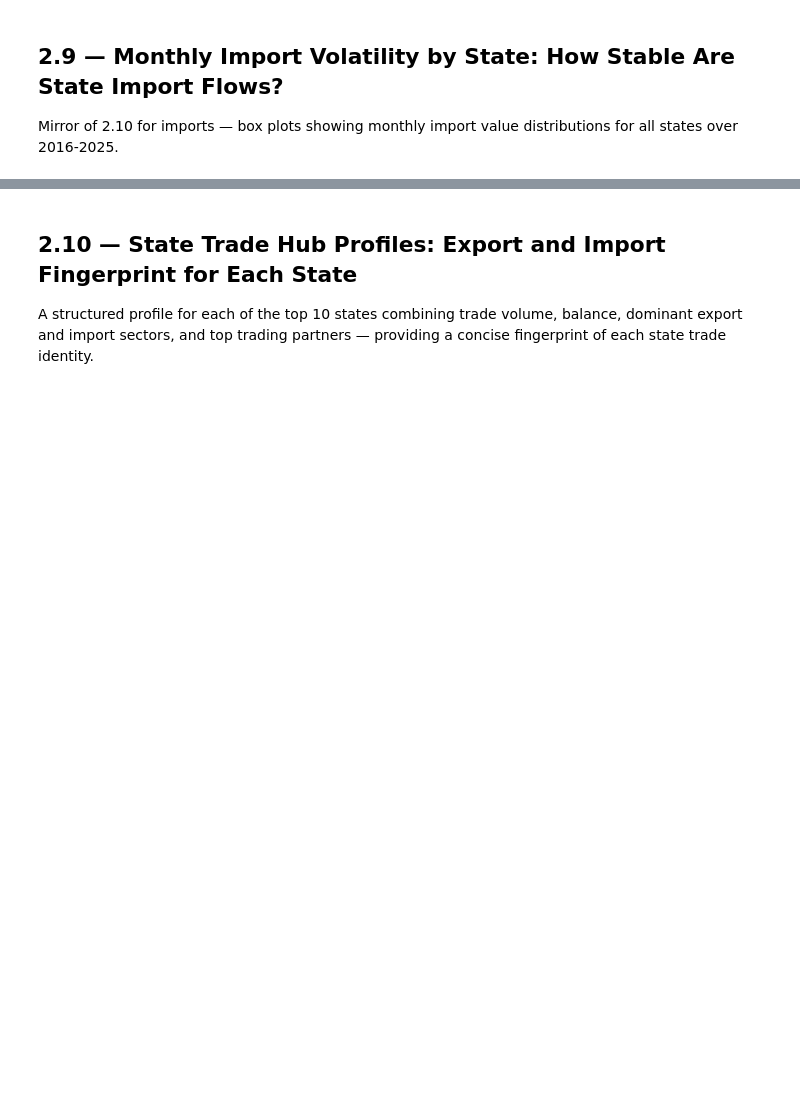
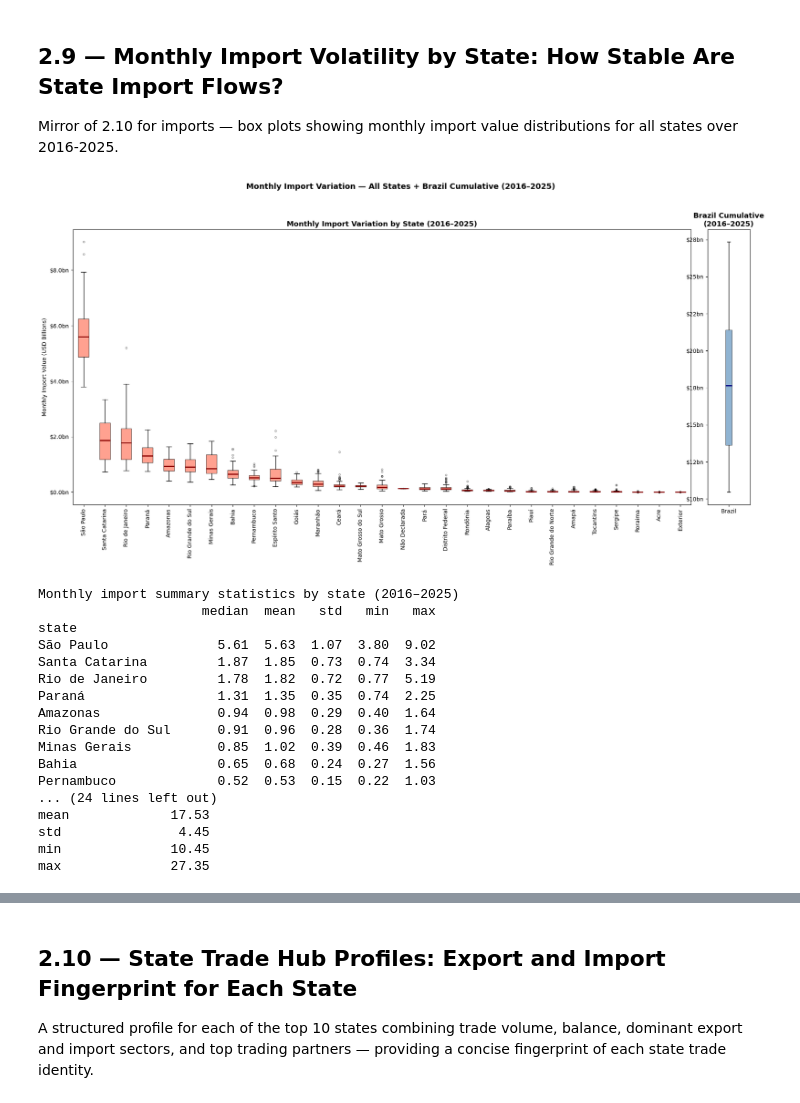
Before and after one commit to Eduardo-kohn/brazil-state-trade-analysis, a Jupyter notebook: SRC/Analysis/step2_state_competitiveness.ipynb, the cells around one changed output, grey strips where cells are left out. Drawn from its saved outputs; the diff is of its cells as text; code cells hidden in the pictures; blank space fills up the shorter version.

Commit message:
Seperated markdowns and code cells

```diff
--- a/SRC/Analysis/step2_state_competitiveness.ipynb
+++ b/SRC/Analysis/step2_state_competitiveness.ipynb
@@ -2192,70 +2209,49 @@ bp2 = ax_brazil.boxplot(
     labels      = ['Brazil'],
     patch_artist= True,
     boxprops    = dict(facecolor='steelblue', alpha=0.6),
     medianprops = dict(color='navy', linewidth=2),
     flierprops  = dict(marker='o', markersize=3, alpha=0.4)
 )
 ax_brazil.set_title(f"Brazil Cumulative\n({BOX_START}–{MAX_YEAR})",
                     fontsize=13, fontweight='bold')
 ax_brazil.yaxis.set_major_formatter(mticker.FormatStrFormatter('$%.0fbn'))
 ax_brazil.set_ylabel("")
 
 plt.suptitle(f"Monthly Import Variation — All States + Brazil Cumulative ({BOX_START}–{MAX_YEAR})",
              fontsize=14, fontweight='bold', y=1.01)
 plt.tight_layout()
 plt.savefig('output_2_11_monthly_imp_boxplot_all.png', dpi=150, bbox_inches='tight')
 plt.show()
 
 ## Summary statistics
 print(f"\nMonthly import summary statistics by state ({BOX_START}–{MAX_YEAR})")
 summary_monthly_imp = (
     df_monthly_imp_all.groupby('state')['imports_usd_bn']
     .agg(median='median', mean='mean', std='std', min='min', max='max')
     .round(2)
     .sort_values('median', ascending=False)
 )
 print(summary_monthly_imp.to_string())
 print(f"\nBrazil cumulative monthly imports ({BOX_START}–{MAX_YEAR})")
 print(pd.DataFrame(brazil_monthly_imp_data, columns=['imports_usd_bn'])
       .agg(['median', 'mean', 'std', 'min', 'max'])
       .round(2).to_string())
-
-### Brazil Cumulative Monthly Imports (2016–2025)
-
-- **Median:** \$17.63bn per month
-- **Mean:** \$17.53bn per month
-- **Std deviation:** \$4.45bn — approximately 25% of the mean
-- **Range:** \$10.45bn (min) to \$27.35bn (max) — a 2.6x swing
-
-### Key State-Level Import Volatility Findings
-
-**São Paulo** — median \$5.61bn, std \$1.07bn, CV approximately 0.19. The largest importer and the most stable. Industrial supply chains for manufacturing require consistent monthly input flows regardless of economic conditions.
-
-**Santa Catarina** — median \$1.87bn, std \$0.73bn, CV approximately 0.39. The second largest importing state has the highest absolute volatility among states with \$1bn+ monthly imports. This is the most analytically significant import volatility finding — Santa Catarina's monthly import flows swing more than any other comparably-sized state. The \$0.74bn minimum vs \$3.34bn maximum (a 4.5x range) suggests large irregular import events rather than steady industrial supply chains — consistent with the import gateway hypothesis.
-
-**Rio de Janeiro** — median \$1.78bn, std \$0.72bn, CV approximately 0.40. High volatility reflecting irregular offshore equipment deliveries and crude oil product imports.
-
-**Espírito Santo** — median \$0.51bn, std \$0.34bn, CV approximately 0.52. The highest CV among states with material import volumes — \$0.21bn minimum vs \$2.21bn maximum, a 10x range. This extreme volatility is consistent with large irregular vessel and offshore equipment imports through the port of Vitória, explaining the anomalous vehicle import finding in cell 2.7.
-
-**Amazonas** — median \$0.94bn, std \$0.29bn, CV approximately 0.30. More stable than its export profile despite the Zona Franca import dependency. Electronics component imports for the Manaus factories follow production schedules rather than market cycles.
-
-**Mato Grosso** — median \$0.17bn, std \$0.13bn, CV approximately 0.62. High CV reflecting fertiliser import seasonality — large fertiliser shipments arrive before planting season (September–November) and are minimal in other periods.
-
-**Ceará** — median \$0.22bn, std \$0.15bn, CV approximately 0.58. High volatility relative to size — likely reflecting irregular steel input imports for the CSP plant and volatile petroleum product imports.
-
-### Import vs Export Volatility Comparison
-
-| State | Export CV | Import CV | More volatile side |
-|---|---|---|---|
-| São Paulo | 0.22 | 0.19 | Export |
-| Minas Gerais | 0.29 | 0.38 | Import |
-| Rio de Janeiro | 0.44 | 0.40 | Export |
-| Mato Grosso | 0.41 | 0.62 | Import |
-| Paraná | 0.23 | 0.26 | Import |
-| Rio Grande do Sul | 0.23 | 0.29 | Import |
-| Santa Catarina | 0.21 | 0.39 | Import |
-| Pará | 0.33 | 0.43 | Import |
-
-Most states show higher import volatility than export volatility — suggesting that Brazil's export flows are more regularised (long-term contracts, consistent shipping schedules) than import flows (which include large irregular capital goods, equipment and bulk commodity deliveries).
-
-> ⚠️ *Espírito Santo's import CV of 0.52 with a 10x min-max range is the most extreme import volatility profile in the dataset. The \$2.21bn maximum monthly import value vs a \$0.51bn median strongly suggests large one-off equipment or vessel imports rather than regular industrial supply chain activity. This reinforces the transshipment and offshore equipment hypothesis and should be investigated at the NCM import level in Step 5.*
+# %% [output]
+[figure, added]
+Monthly import summary statistics by state (2016–2025)
+                     median  mean   std   min   max
+state
+São Paulo              5.61  5.63  1.07  3.80  9.02
+Santa Catarina         1.87  1.85  0.73  0.74  3.34
+Rio de Janeiro         1.78  1.82  0.72  0.77  5.19
+Paraná                 1.31  1.35  0.35  0.74  2.25
+Amazonas               0.94  0.98  0.29  0.40  1.64
+Rio Grande do Sul      0.91  0.96  0.28  0.36  1.74
+Minas Gerais           0.85  1.02  0.39  0.46  1.83
+Bahia                  0.65  0.68  0.24  0.27  1.56
+Pernambuco             0.52  0.53  0.15  0.22  1.03
+... (24 lines left out)
+mean             17.53
+std               4.45
+min              10.45
+max              27.35
```
Also changed, not shown: parts of 20 cells of this notebook, 1 other file.
